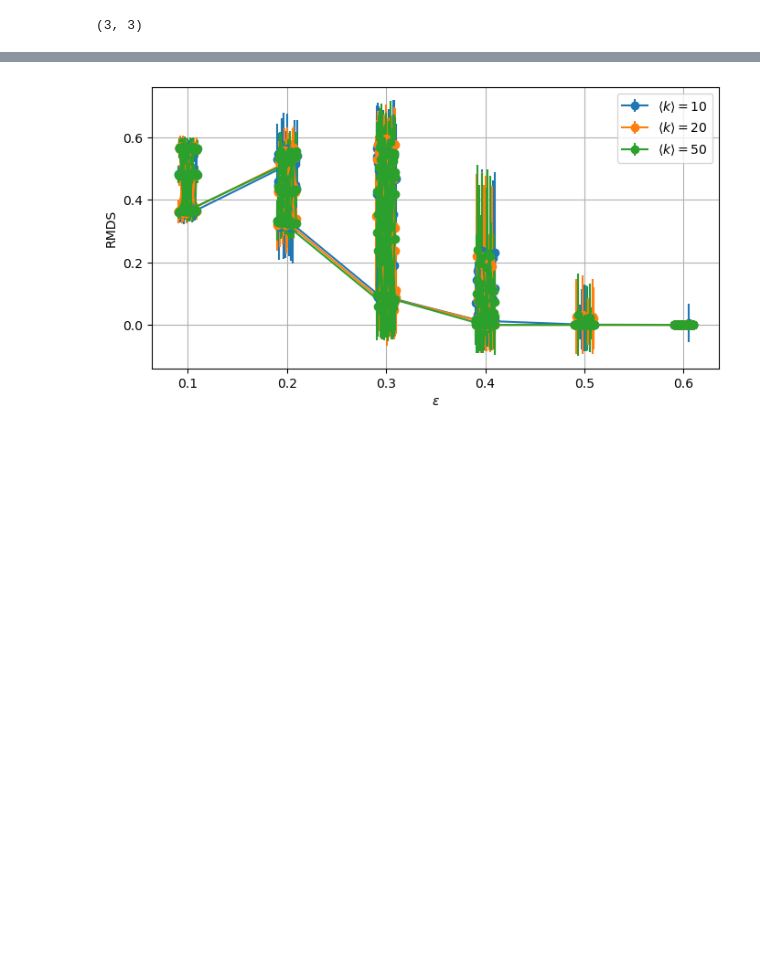
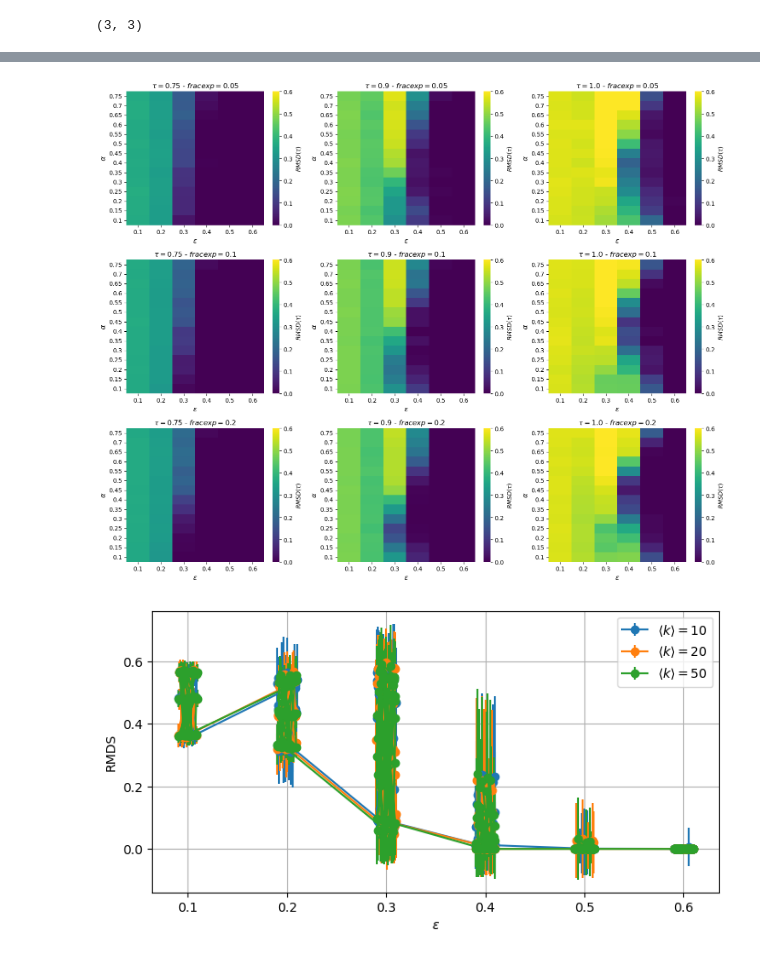
Before and after one commit to Loreb92/course-project-opinion-dynamics-experts, a Jupyter notebook: notebook/1.0.3_check_results_all.ipynb, the cells around one changed output, grey strips where cells are left out. Cells and saved outputs as stored; diff of their text form; code cells hidden in the pictures; blank space fills up the shorter version.

```diff
--- a/notebook/1.0.3_check_results_all.ipynb
+++ b/notebook/1.0.3_check_results_all.ipynb
@@ -101,3 +101,45 @@ plt.tight_layout()
+# %%
+plt.figure(figsize=(15,12))
+n_plot = 1
+for group, rows in res[(res.k_mean == 50)].sort_values(['tau', 'frac_exp']).groupby(['frac_exp', 'tau']):
+
+    rows = rows[['confid', 'alpha', 'rmds_final_mean', 'rmds_final_std']]
+    vals_alpha = rows.alpha.sort_values().unique().tolist()
+    vals_confid = rows.confid.sort_values().unique().tolist()
+
+    #rows.loc[:, 'x'] = rows.confid.apply(lambda i: vals.index(i))
+    #rows.loc[:, 'y'] = rows.alpha.apply(lambda i: vals.index(i))
+
+    mat = np.empty((len(vals_alpha), len(vals_confid)))
+    for _, row in rows.iterrows():
+        mat[int(vals_alpha.index(row.alpha)), int(vals_confid.index(row.confid))] = row.rmds_final_mean
+
+    #mat = mat[::-1, :]
+    mat = pd.DataFrame(mat)
+    mat.columns = vals_confid
+    mat.index = vals_alpha
+    mat = mat[::-1]
+
+    plt.subplot(3, 3, n_plot)
+    #ax = plt.matshow(mat, fignum=0, vmin=0, vmax=0.6)
+    ax = sns.heatmap(data=mat, vmin=0, vmax=0.6, cmap='viridis', cbar_kws={'label':r'$RMSD\left(\tau\right)$'})
+
+    #plt.colorbar()
+
+    plt.title(fr"$\tau={group[1]}$ - $frac exp={group[0]}$")
+    plt.xlabel(r"$\epsilon$", fontsize=12)
+    plt.ylabel(r"$\alpha$", fontsize=12)
+    #plt.xticks(range(len(vals_confid)), vals_confid);
+    #plt.yticks(range(len(vals_alpha)), vals_alpha[::-1], rotation=0);
+    #plt.gca().xaxis.tick_bottom()
+
+    #plt.colorbar()
+
+    n_plot += 1
+
+plt.tight_layout()
+# %% [output]
+[figure, added]
 # %%
 plt.figure(figsize=(8,4))
 for k_mean, rows in res.groupby('k_mean'):
```
Also changed, not shown: parts of 1 cell of this notebook, 7 other files.
